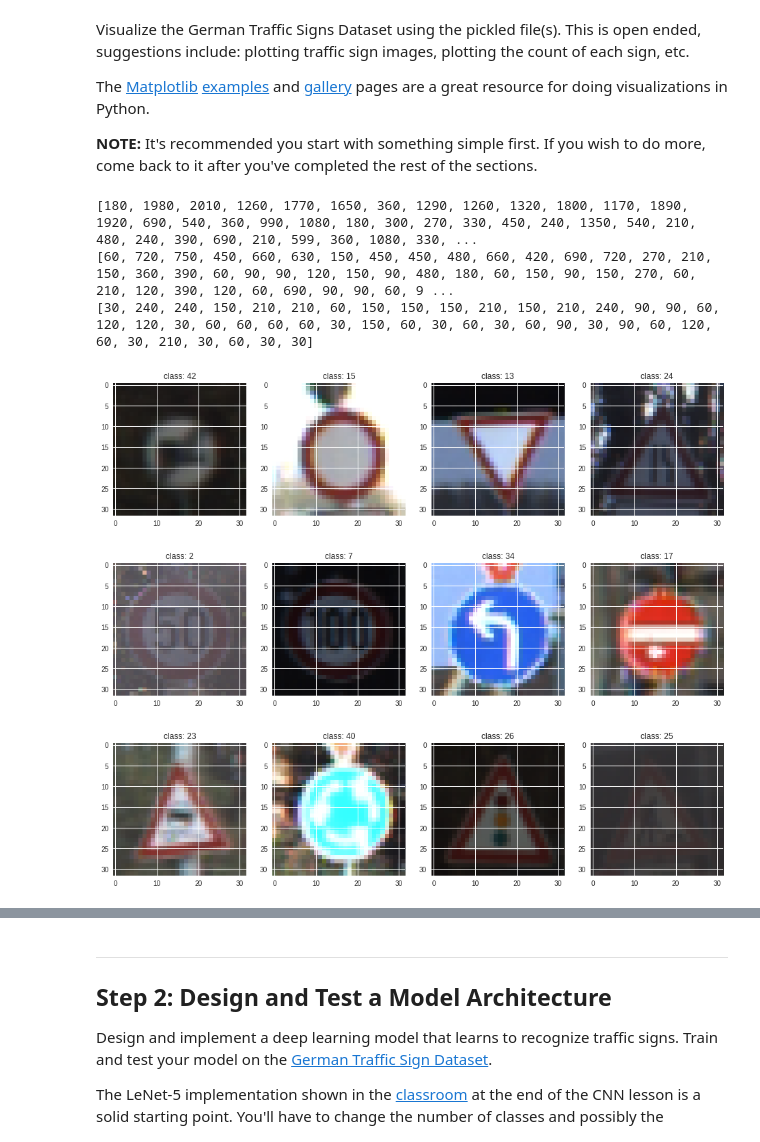
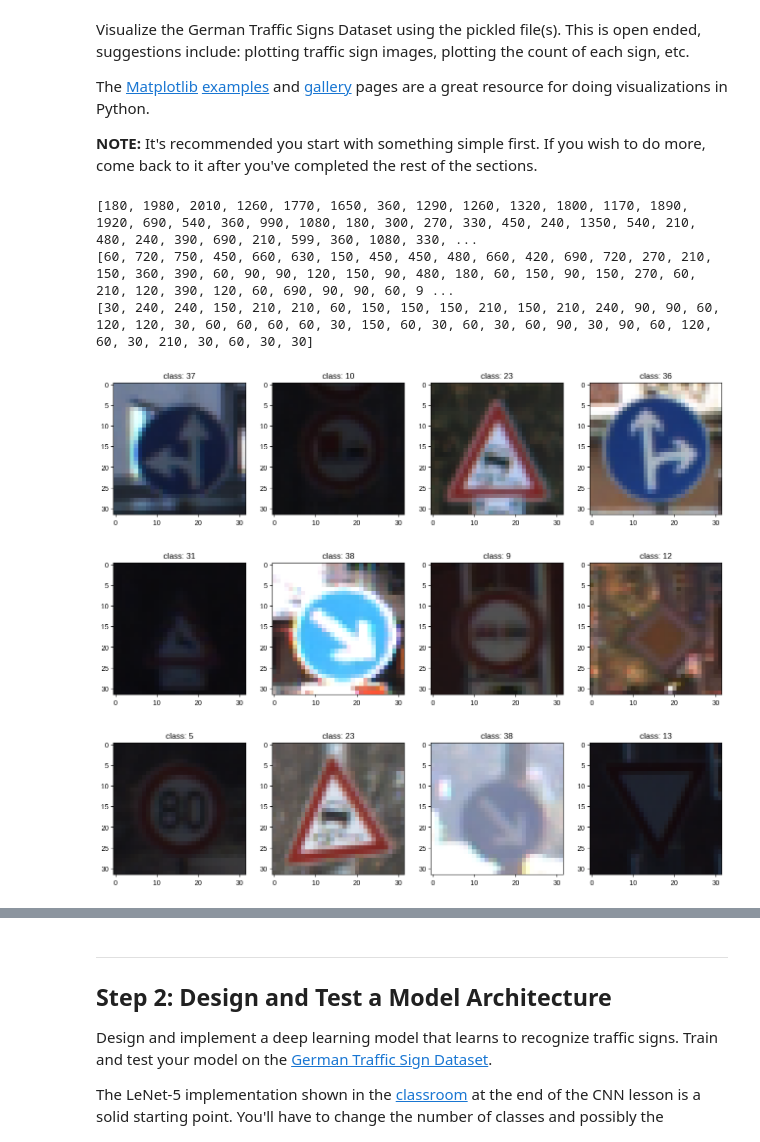
Before and after one commit to Blitzman/CarND-Traffic-Sign-Classifier-Project, a Jupyter notebook: Traffic_Sign_Classifier.ipynb, the cells around one changed output, grey strips where cells are left out. Saved outputs shown, nothing was run; the diff lists cells and outputs as text; code cells hidden in the pictures.

```diff
--- a/Traffic_Sign_Classifier.ipynb
+++ b/Traffic_Sign_Classifier.ipynb
@@ -131,7 +136,11 @@ The [Matplotlib](http://matplotlib.org/) [examples](http://matplotlib.org/exampl
 
 **NOTE:** It's recommended you start with something simple first. If you wish to do more, come back to it after you've completed the rest of the sections.
 # %%
+# CELL 4
+
 ### Draw random examples from each split
+
+sbs.reset_defaults()
 
 num_examples_train = 4
 examples_train = [rnd.randint(0, n_train) for r in range(num_examples_train)]
@@ -160,40 +169,42 @@ for i in range(num_examples_valid):
     plt.title('class: {}'.format(y_valid[examples_valid[i]]))
     plt.imshow(X_valid[examples_valid[i]])
 
+sbs.set()
+
 ### Show per-class occurrences for training/test/valid splits
 
 N = n_classes
 train_occurrences = [list(y_train).count(x) for x in set(y_train)]
 test_occurrences = [list(y_test).count(x) for x in set(y_test)]
 valid_occurrences = [list(y_valid).count(x) for x in set(y_valid)]
 
 print(train_occurrences)
 print(test_occurrences)
 print(valid_occurrences)
 
 ind = np.arange(N)
 width = 0.5
 
 plt.figure(figsize=(12,8))
 
 p1 = plt.bar(ind, train_occurrences, width, color='#d62728', label="Train")
 p2 = plt.bar(ind, test_occurrences, width, label="Test")
 p3 = plt.bar(ind, valid_occurrences, width, label="Valid")
 
 plt.ylabel('Examples')
 plt.xlabel('Class')
 plt.title('Dataset exploration')
 plt.xticks(ind)
 plt.legend(loc='upper center')
 
 plt.show()
 # %% [output]
 [180, 1980, 2010, 1260, 1770, 1650, 360, 1290, 1260, 1320, 1800, 1170, 1890, 1920, 690, 540, 360, 990, 1080, 180, 300, 270, 330, 450, 240, 1350, 540, 210, 480, 240, 390, 690, 210, 599, 360, 1080, 330, ...
 [60, 720, 750, 450, 660, 630, 150, 450, 450, 480, 660, 420, 690, 720, 270, 210, 150, 360, 390, 60, 90, 90, 120, 150, 90, 480, 180, 60, 150, 90, 150, 270, 60, 210, 120, 390, 120, 60, 690, 90, 90, 60, 9 ...
 [30, 240, 240, 150, 210, 210, 60, 150, 150, 150, 210, 150, 210, 240, 90, 90, 60, 120, 120, 30, 60, 60, 60, 60, 30, 150, 60, 30, 60, 30, 60, 90, 30, 90, 60, 120, 60, 30, 210, 30, 60, 30, 30]
-[figure, old version]
+[figure, new version]
-[figure, old version]
+[figure, new version]
-[figure, old version]
+[figure, new version]
 [figure]
 # %% [markdown]
 ----
```
Also changed, not shown: parts of 14 cells of this notebook, 1 other file.
